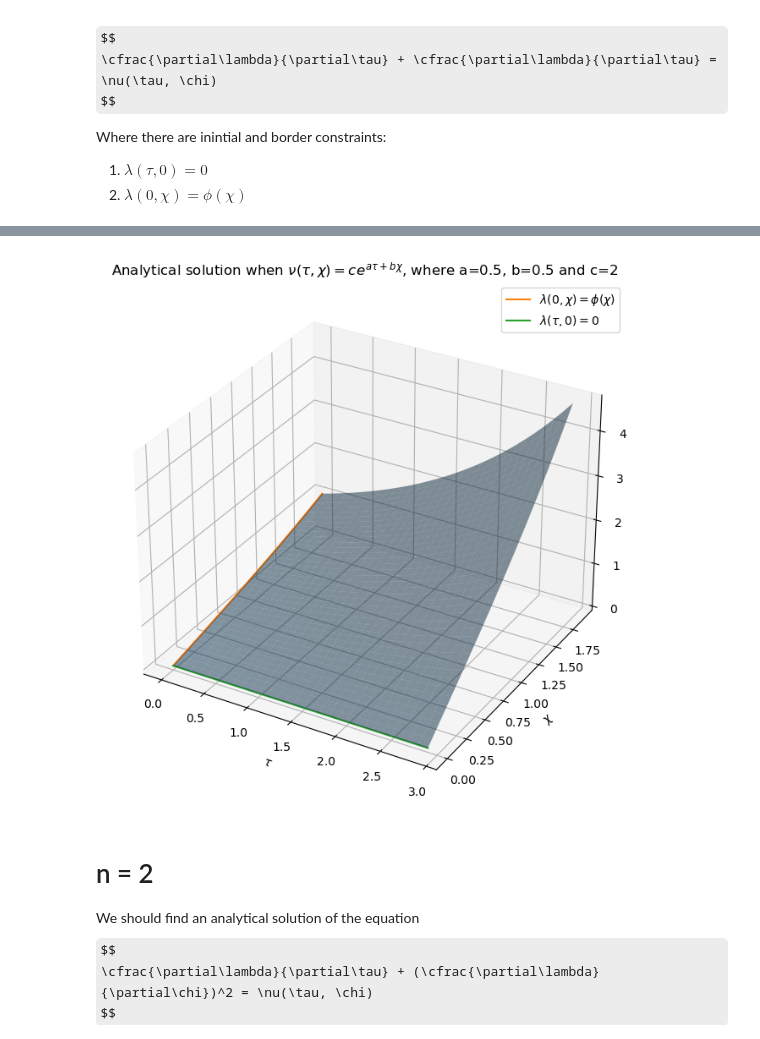
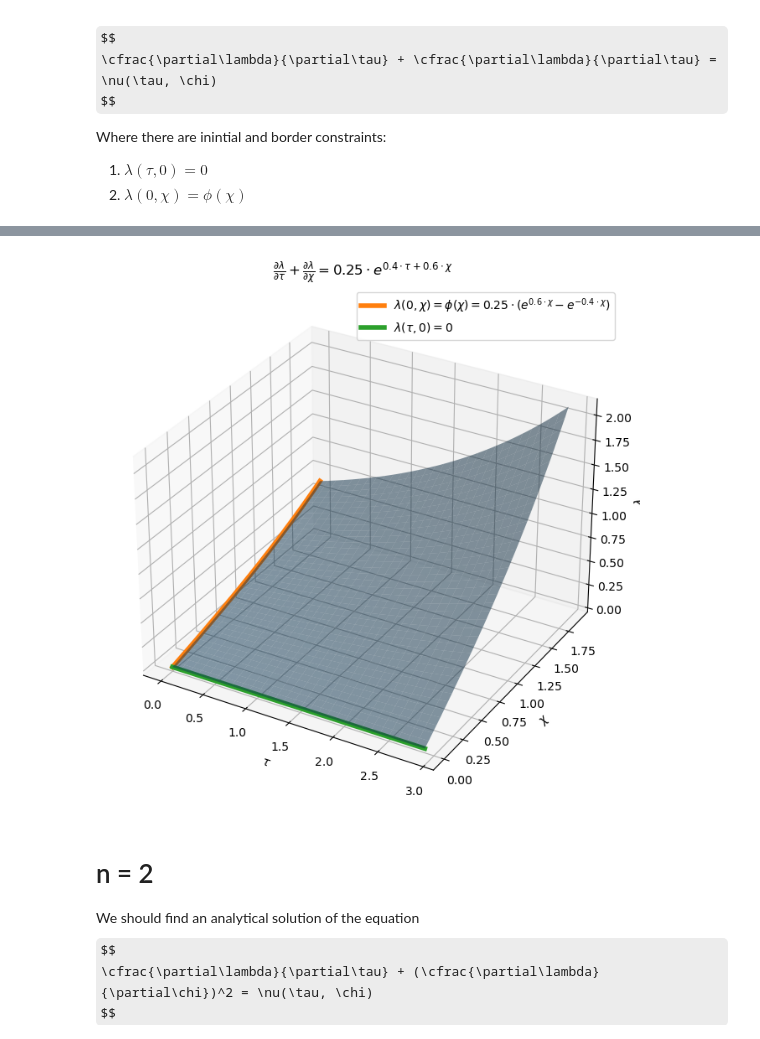
Before and after one commit to zimfv/river-profiles, a Jupyter notebook: Analytical Solutions.ipynb, the cells around one changed output, grey strips where cells are left out. Drawn from its saved outputs; the diff is of its cells as text; code cells hidden in the pictures; some formulas as TeX source.

Commit message:
Analytical solutions: n=1, made linear, corrected exponential

```diff
--- a/Analytical Solutions.ipynb
+++ b/Analytical Solutions.ipynb
@@ -193,38 +175,43 @@ def nu_exptype(tau, chi, a=1, b=1, c=1):
     return c*np.exp(a*tau + b*chi)
 # %%
 def lambda_anal_exptype_n1(tau, chi, a=1, b=1, c=1):
-    return (np.exp(a*tau + b*chi) - np.exp(a*tau - b*chi))/c
+    return c/(a + b)*(np.exp(a*tau + b*chi) - np.exp(a*tau - a*chi))
 # %%
 def phi_exptype(chi, a=1, b=1, c=1):
-    return (np.exp(+ b*chi) - np.exp(- b*chi))/c
+    return c/(a + b)*(np.exp(b*chi) - np.exp(-a*chi))
 # %%
-a, b, c, = 0.5, 0.5, 2
+a, b, c, = 0.4, 0.6, 0.25
 
 tau_space = np.ones([ntau, nchi])*taus.reshape([ntau, 1])
 chi_space = np.ones([ntau, nchi])*chis.reshape([1, nchi])
 
 solution = lambda_anal_exptype_n1(tau_space, chi_space, a=a, b=b, c=c)
 initial = phi_exptype(chis, a=a, b=b, c=c)
 
 fig, ax = plt.subplots(subplot_kw={"projection": "3d"})
 
 fig.set_figheight(8)
 fig.set_figwidth(8)
 
-ax.set_title('Analytical solution when $\\nu(\\tau, \\chi) = ce^{a\\tau + b\\chi}$, where '+ f'a={a}, b={b} and c={c}')
+nu_str = f'{c}\\cdot e^' + '{' + str(a) + r'\cdot\tau' + ' + ' + str(b) + r'\cdot\chi' + '}'
+phi_str = f'{c/(a+b)}\\cdot(e^' + '{' + f'{b}\\cdot\\chi' +  '} - e^{' + f'{-a}\\cdot\\chi' + '})'
+title = r'$\frac{\partial\lambda}{\partial\tau} + \frac{\partial\lambda}{\partial\chi} = ' + nu_str + '$'
+
+ax.set_title(title)
 ax.plot_surface(tau_space, chi_space, solution, alpha=0.5)
-ax.plot(0*chis, chis, initial, label=r'$\lambda(0, \chi) = \phi(\chi)$')
-ax.plot(taus, 0*taus, 0*taus, label=r'$\lambda(\tau, 0) = 0$')
+ax.plot(0*chis, chis, initial, label=r'$\lambda(0, \chi) = \phi(\chi) = ' + phi_str + '$', linewidth=4)
+ax.plot(taus, 0*taus, 0*taus, label=r'$\lambda(\tau, 0) = 0$', linewidth=4)
+
 
 ax.set_xlabel(r'$\tau$')
 ax.set_ylabel(r'$\chi$')
 ax.set_zlabel(r'$\lambda$')
 
 ax.legend()
 
 fig.show()
 # %% [output]
-[figure, old version]
+[figure, new version]
 # %% [markdown]
 # n = 2
 We should find an analytical solution of the equation
```
Also changed, not shown: parts of 7 cells of this notebook.
